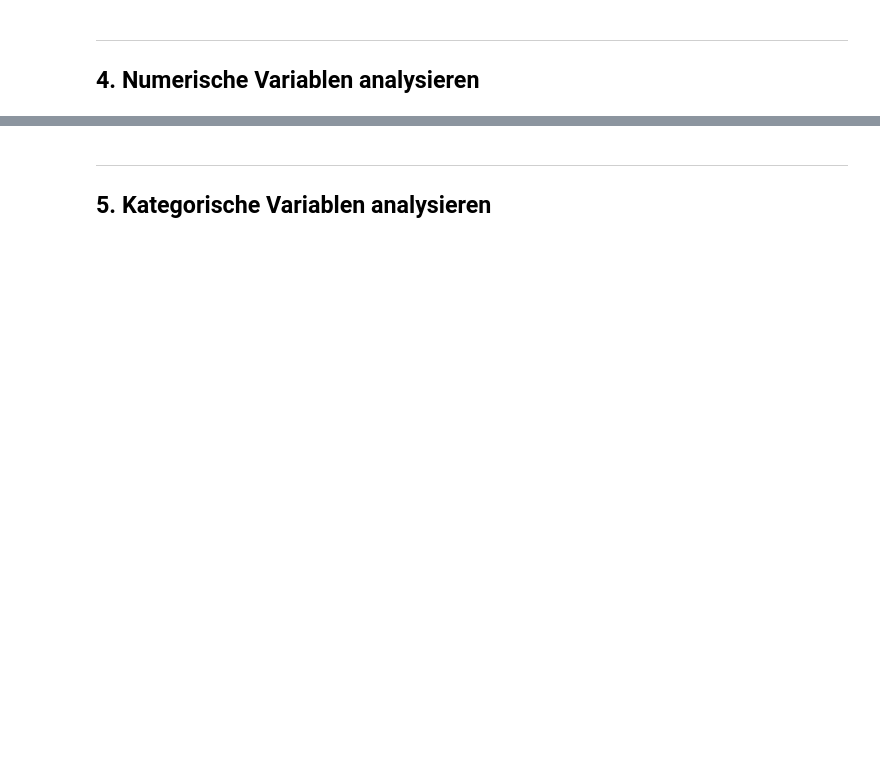
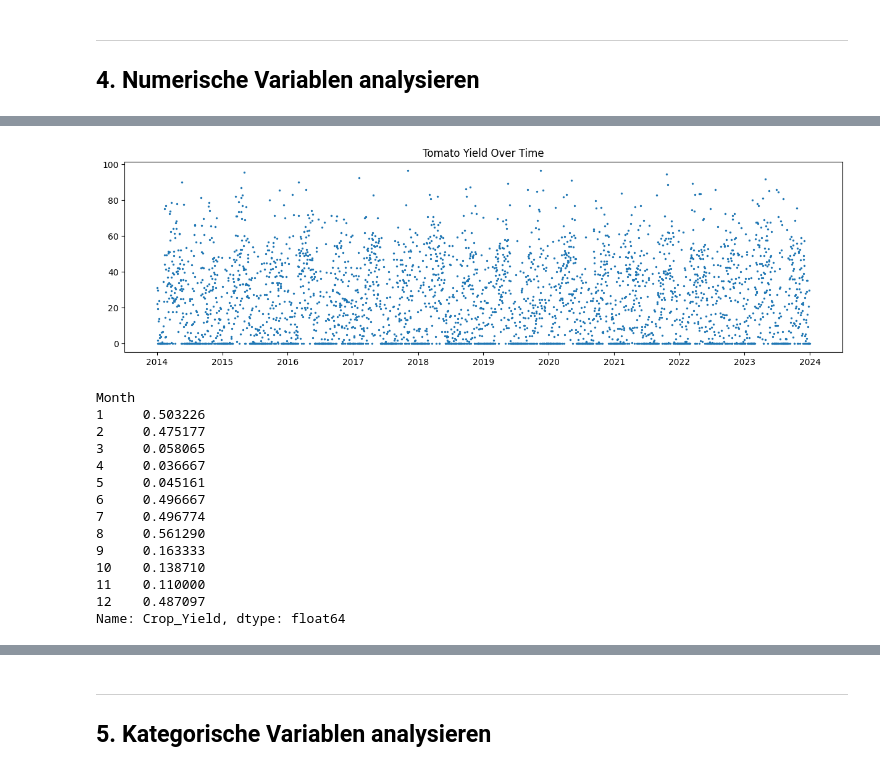
Before and after one commit to joqb/StackFuel_Portfolio, a Jupyter notebook: notebooks/01_exploration.ipynb, the cells around one changed output, grey strips where cells are left out. Cells and saved outputs as stored; diff of their text form; code cells hidden in the pictures; blank space fills up the shorter version.

```diff
--- a/notebooks/01_exploration.ipynb
+++ b/notebooks/01_exploration.ipynb
@@ -170,0 +187,31 @@ if numeric_cols:
+# %%
+# Zero spike in crop yield for example Tomato
+df['Date'] = pd.to_datetime(df['Date'])
+tomato = df[df['Crop_Type'] == 'Tomato'].copy()
+
+plt.figure(figsize=(15,4))
+plt.scatter(tomato['Date'], tomato['Crop_Yield'], s=2)
+plt.title('Tomato Yield Over Time')
+plt.show()
+
+tomato['Month'] = tomato['Date'].dt.month
+
+is_zero = tomato['Crop_Yield'] == 0
+zero_rate_by_month = is_zero.groupby(tomato['Month']).mean()
+print(zero_rate_by_month)
+# %% [output]
+[figure, added]
+Month
+1     0.503226
+2     0.475177
+3     0.058065
+4     0.036667
+5     0.045161
+6     0.496667
+7     0.496774
+8     0.561290
+9     0.163333
+10    0.138710
+11    0.110000
+12    0.487097
+Name: Crop_Yield, dtype: float64
```
Also changed, not shown: parts of 17 cells of this notebook, 1 other file.
